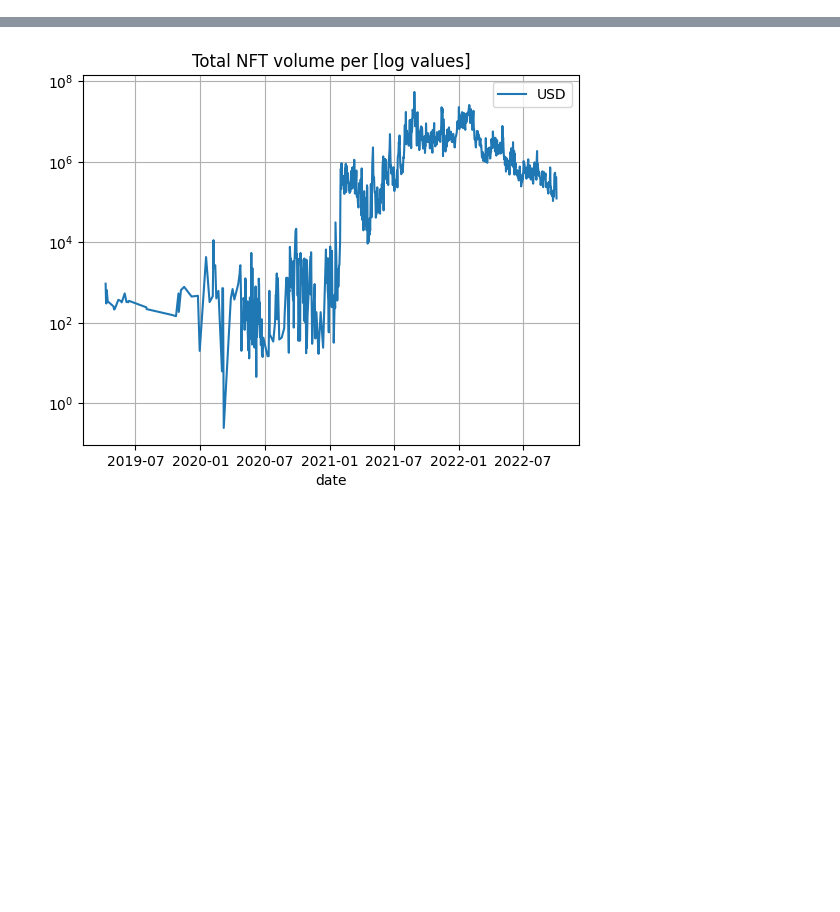
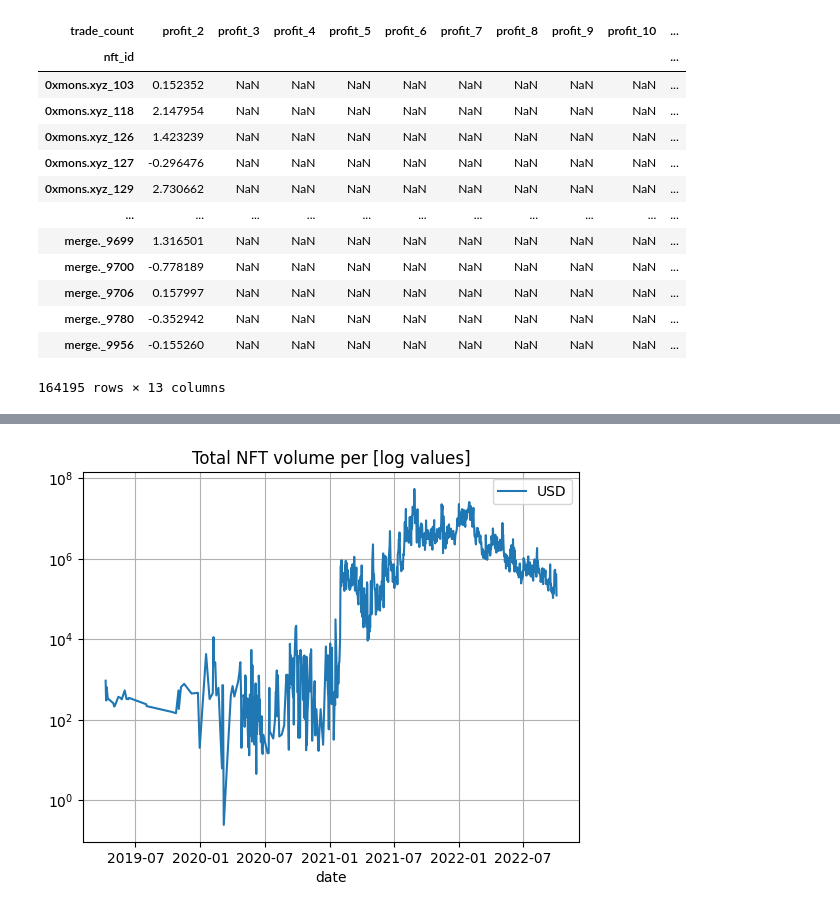
Before and after one commit to vfcapital/bachelor-thesis, a Jupyter notebook: bachelorthesis/nft_analysis.ipynb, the cells around one changed output, grey strips where cells are left out. Saved outputs shown, nothing was run; the diff lists cells and outputs as text; code cells hidden in the pictures; blank space fills up the shorter version.

```diff
--- a/bachelorthesis/nft_analysis.ipynb
+++ b/bachelorthesis/nft_analysis.ipynb
@@ -116,0 +95,17 @@ nft_trades
+# %%
+nft_profits
+# %% [output]
+| trade_count | profit_2 | profit_3 | profit_4 | profit_5 | profit_6 | profit_7 | profit_8 | profit_9 | profit_10 | ... |
+| nft_id |  |  |  |  |  |  |  |  |  | ... |
+| 0xmons.xyz_103 | 0.152352 | NaN | NaN | NaN | NaN | NaN | NaN | NaN | NaN | ... |
+| 0xmons.xyz_118 | 2.147954 | NaN | NaN | NaN | NaN | NaN | NaN | NaN | NaN | ... |
+| 0xmons.xyz_126 | 1.423239 | NaN | NaN | NaN | NaN | NaN | NaN | NaN | NaN | ... |
+| 0xmons.xyz_127 | -0.296476 | NaN | NaN | NaN | NaN | NaN | NaN | NaN | NaN | ... |
+| 0xmons.xyz_129 | 2.730662 | NaN | NaN | NaN | NaN | NaN | NaN | NaN | NaN | ... |
+| ... | ... | ... | ... | ... | ... | ... | ... | ... | ... | ... |
+| merge._9699 | 1.316501 | NaN | NaN | NaN | NaN | NaN | NaN | NaN | NaN | ... |
+| merge._9700 | -0.778189 | NaN | NaN | NaN | NaN | NaN | NaN | NaN | NaN | ... |
+| merge._9706 | 0.157997 | NaN | NaN | NaN | NaN | NaN | NaN | NaN | NaN | ... |
+| merge._9780 | -0.352942 | NaN | NaN | NaN | NaN | NaN | NaN | NaN | NaN | ... |
+| merge._9956 | -0.155260 | NaN | NaN | NaN | NaN | NaN | NaN | NaN | NaN | ... |
+164195 rows × 13 columns
```
Also changed, not shown: parts of 25 cells of this notebook, 4 other files.
